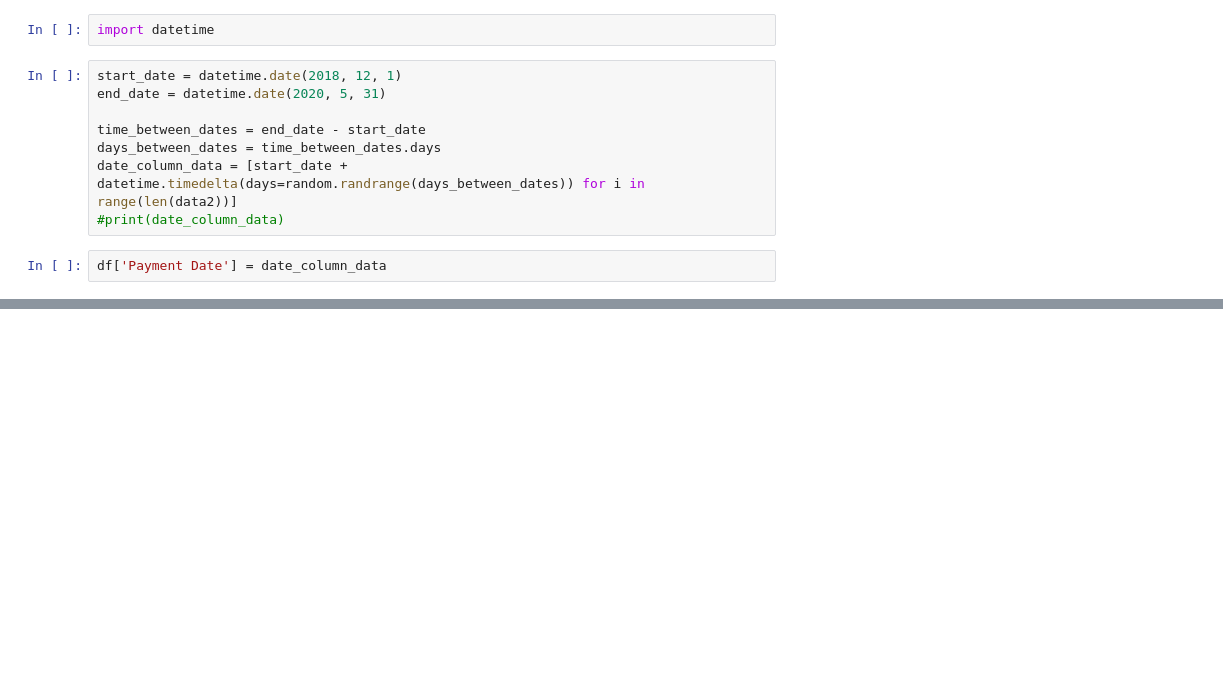
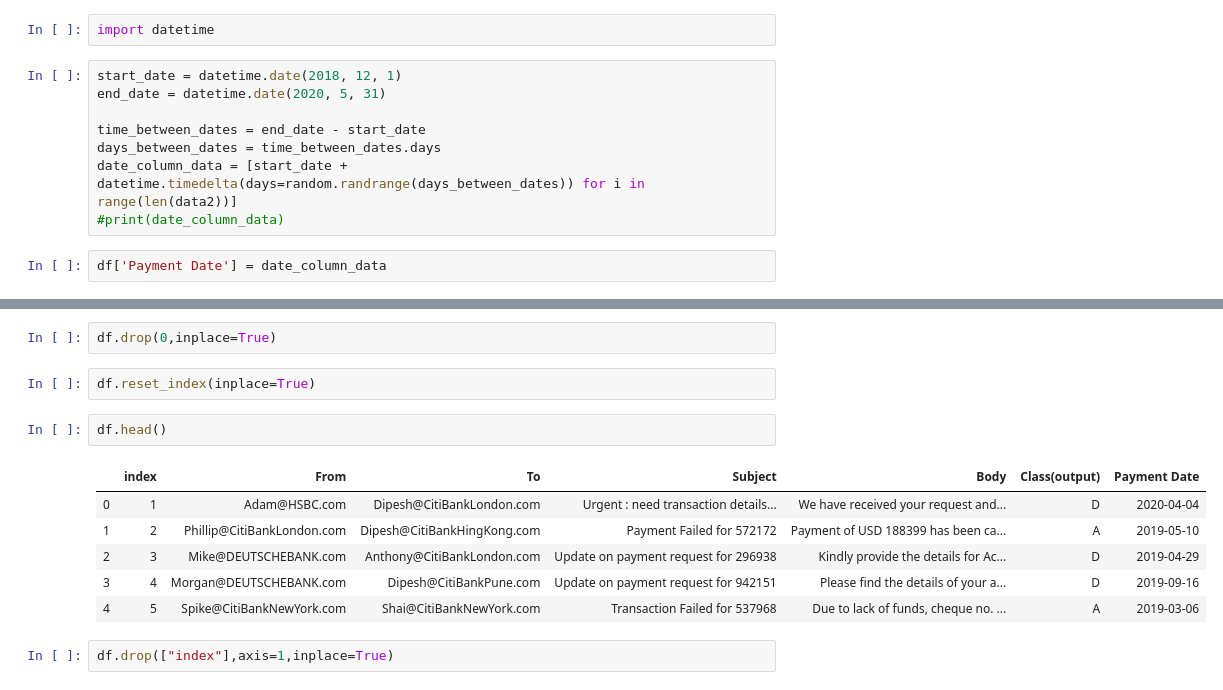
Before and after one commit to ahelii16/SmartEmailTracker, a Jupyter notebook: EmailDataSet.ipynb, the cells around one changed output, grey strips where cells are left out. Drawn from its saved outputs; the diff is of its cells as text; blank space fills up the shorter version.

```diff
--- a/EmailDataSet.ipynb
+++ b/EmailDataSet.ipynb
@@ -206 +207,16 @@ df.head(100)
 100 rows × 6 columns
+# %%
+df.drop(0,inplace=True)
+# %%
+df.reset_index(inplace=True)
+# %%
+df.head()
+# %% [output]
+|  | index | From | To | Subject | Body | Class(output) | Payment Date |
+| 0 | 1 | Adam@HSBC.com | Dipesh@CitiBankLondon.com | Urgent : need transaction details... | We have received your request and... | D | 2020-04-04 |
+| 1 | 2 | Phillip@CitiBankLondon.com | Dipesh@CitiBankHingKong.com | Payment Failed for 572172 | Payment of USD 188399 has been ca... | A | 2019-05-10 |
+| 2 | 3 | Mike@DEUTSCHEBANK.com | Anthony@CitiBankLondon.com | Update on payment request for 296938 | Kindly provide the details for Ac... | D | 2019-04-29 |
+| 3 | 4 | Morgan@DEUTSCHEBANK.com | Dipesh@CitiBankPune.com | Update on payment request for 942151 | Please find the details of your a... | D | 2019-09-16 |
+| 4 | 5 | Spike@CitiBankNewYork.com | Shai@CitiBankNewYork.com | Transaction Failed for 537968 | Due to lack of funds, cheque no. ... | A | 2019-03-06 |
+# %%
+df.drop(["index"],axis=1,inplace=True)
```
Also changed, not shown: parts of 15 cells of this notebook, 1 other file.
